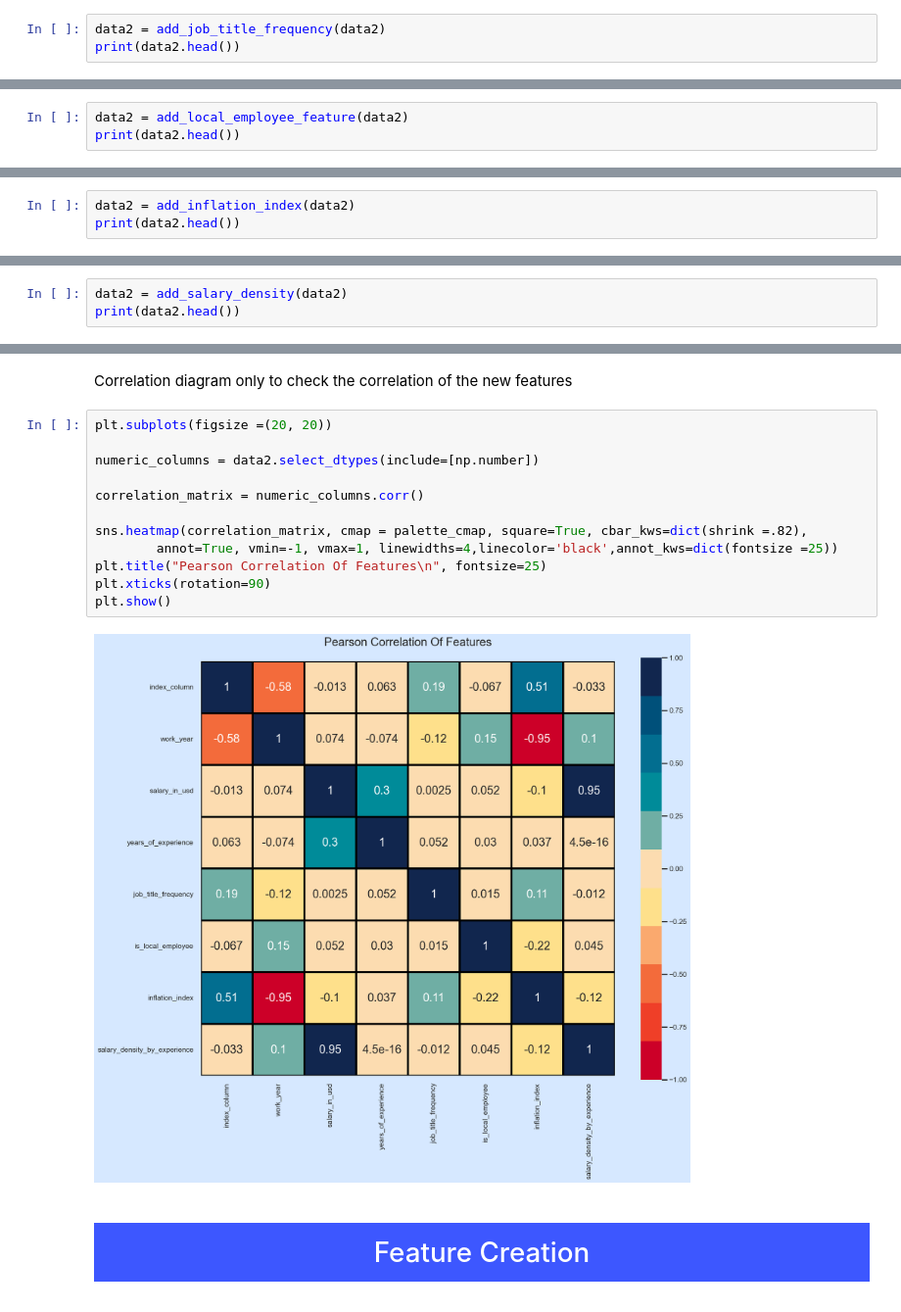
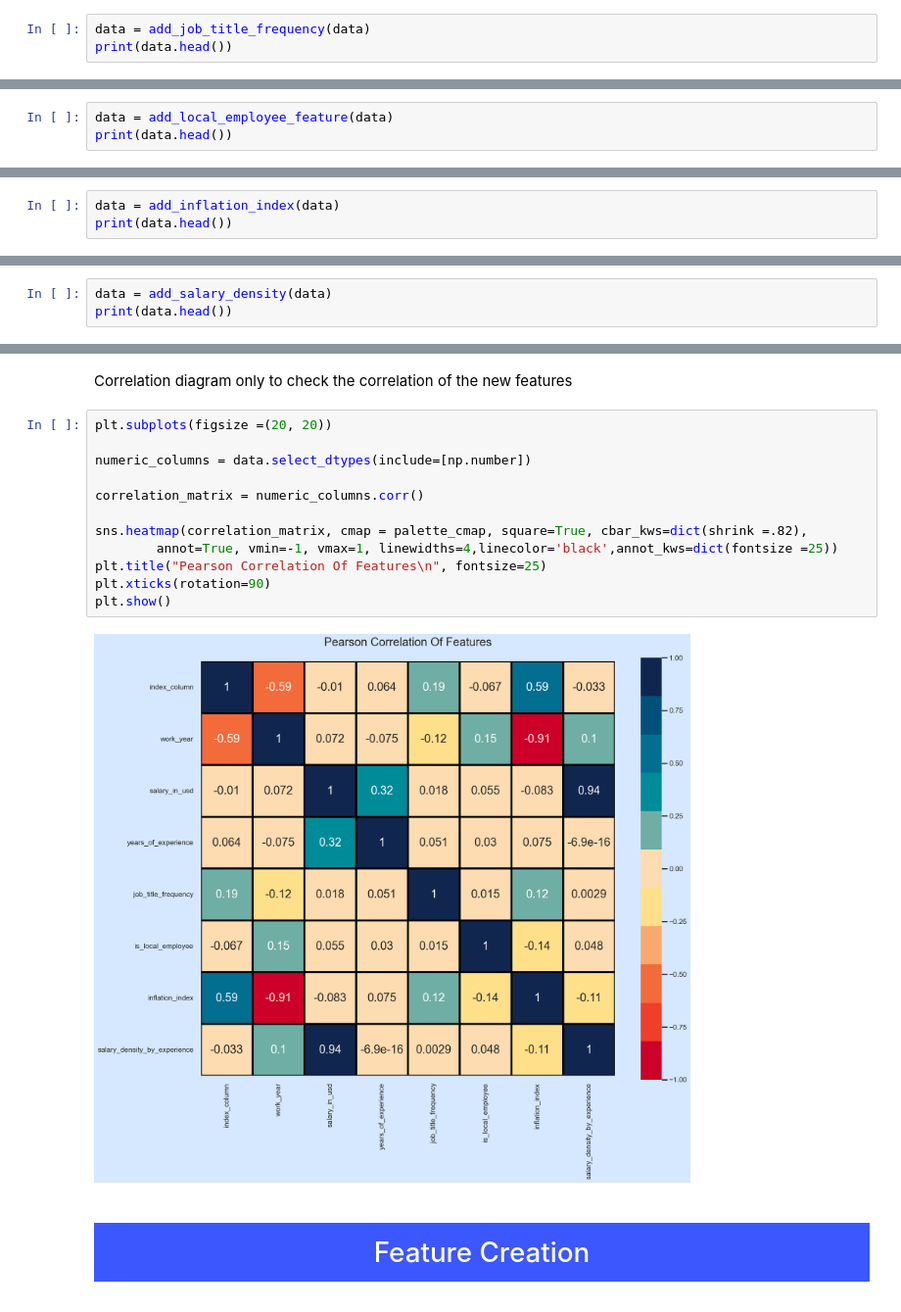
Before and after one commit to MatiasBorrellH/DS_Salary_Prediction, a Jupyter notebook: ds_salary_eda.ipynb, the cells around one changed output, grey strips where cells are left out. Shown at 98% size. Cells and saved outputs as stored; diff of their text form.

```diff
--- a/ds_salary_eda.ipynb
+++ b/ds_salary_eda.ipynb
@@ -813,8 +803,8 @@ print(data2.head())
 # %% [markdown]
 ## Adding job_title_frecuency:
 # %%
-data2 = add_job_title_frequency(data2)
-print(data2.head())
+data = add_job_title_frequency(data)
+print(data.head())
 # %% [output]
    index_column  work_year experience_level employment_type     job_title  \
 0             0       2024     Senior Level       Full Time  Data Analyst
@@ -839,8 +829,8 @@ print(data2.head())
 # %% [markdown]
 ## Adding_local_employee feature:
 # %%
-data2 = add_local_employee_feature(data2)
-print(data2.head())
+data = add_local_employee_feature(data)
+print(data.head())
 # %% [output]
    index_column  work_year experience_level employment_type     job_title  \
 0             0       2024     Senior Level       Full Time  Data Analyst
@@ -865,8 +855,8 @@ print(data2.head())
 # %% [markdown]
 ## Adding inflation_index feature:
 # %%
-data2 = add_inflation_index(data2)
-print(data2.head())
+data = add_inflation_index(data)
+print(data.head())
 # %% [output]
    index_column  work_year experience_level employment_type     job_title  \
 0             0       2024     Senior Level       Full Time  Data Analyst
@@ -888,8 +878,8 @@ print(data2.head())
 # %% [markdown]
 ## Adding salary_density feature:
 # %%
-data2 = add_salary_density(data2)
-print(data2.head())
+data = add_salary_density(data)
+print(data.head())
 # %% [output]
    index_column  work_year experience_level employment_type     job_title  \
 0             0       2024     Senior Level       Full Time  Data Analyst
@@ -913,17 +903,17 @@ Correlation diagram only to check the correlation of the new features
 # %%
 plt.subplots(figsize =(20, 20))
 
-numeric_columns = data2.select_dtypes(include=[np.number])
+numeric_columns = data.select_dtypes(include=[np.number])
 
 correlation_matrix = numeric_columns.corr()
 
 sns.heatmap(correlation_matrix, cmap = palette_cmap, square=True, cbar_kws=dict(shrink =.82),
         annot=True, vmin=-1, vmax=1, linewidths=4,linecolor='black',annot_kws=dict(fontsize =25))
 plt.title("Pearson Correlation Of Features\n", fontsize=25)
 plt.xticks(rotation=90)
 plt.show()
 # %% [output]
-[figure, old version]
+[figure, new version]
 # %% [markdown]
 <a id="16"></a>
 # <p style="padding:10px;background-color:#3d57ff;margin:0;color:#ffffff;font-family:helvetica;font-size:100%;text-align:center;border-radius: 15px 50px;overflow:hidden;font-weight:500">Feature Creation</p>
```
Also changed, not shown: parts of 31 cells of this notebook.
